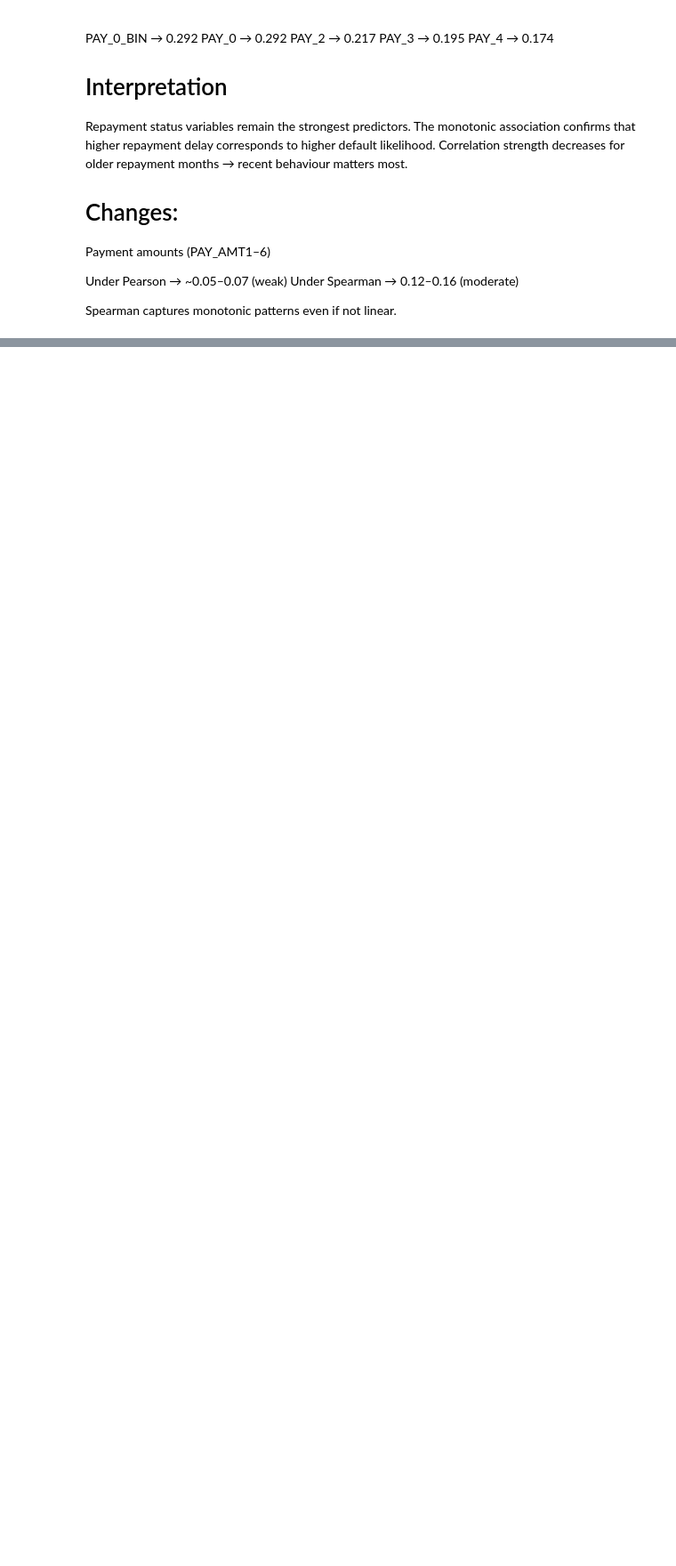
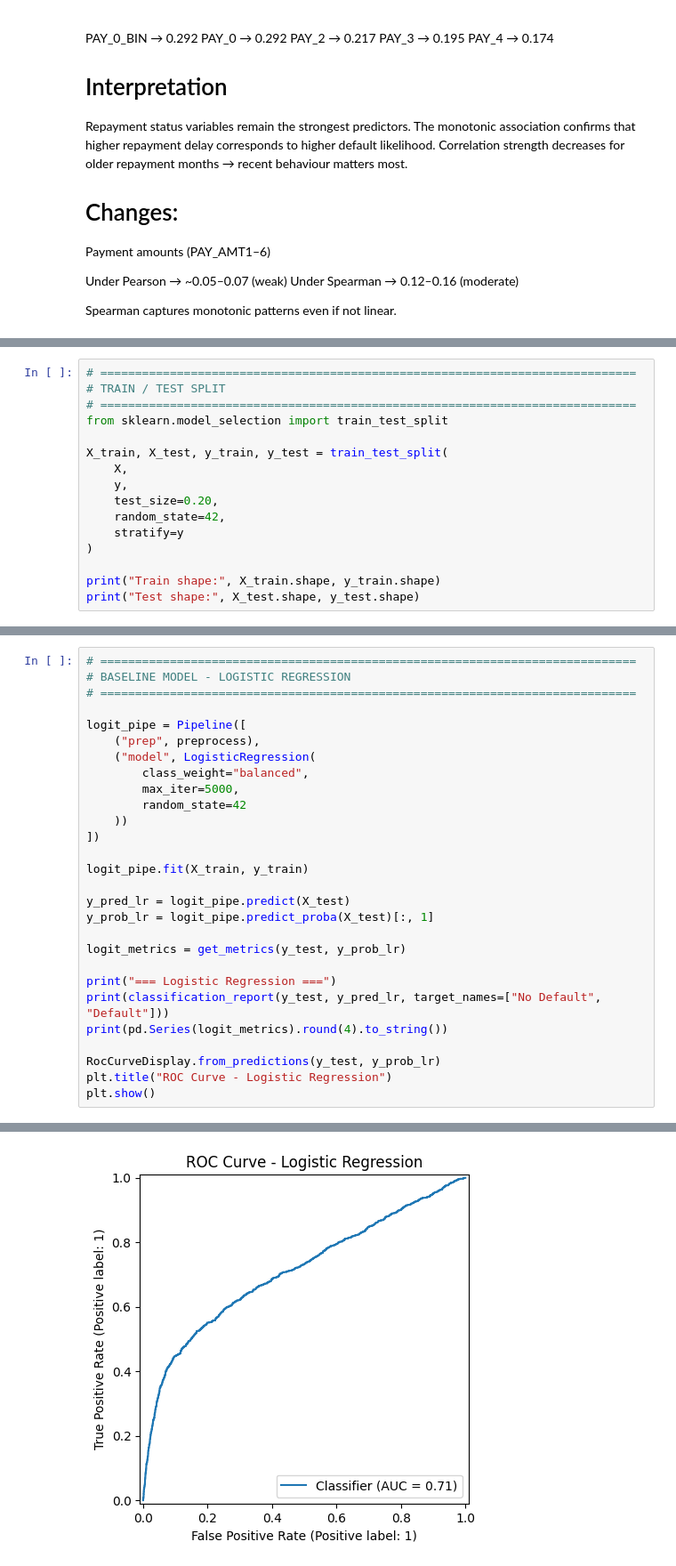
Before and after one commit to Kay79SL/Credit-Risk-Score-ML, a Jupyter notebook: data/raw/df_raw_risk_pd.ipynb, the cells around one changed output, grey strips where cells are left out. Shown at 89% size. Saved outputs shown, nothing was run; the diff lists cells and outputs as text; blank space fills up the shorter version.

Commit message:
Update: ML models added

```diff
--- a/data/raw/df_raw_risk_pd.ipynb
+++ b/data/raw/df_raw_risk_pd.ipynb
@@ -966,0 +1041,16 @@ df_fe["PAY_RATIO_6M_MEAN"] = df_fe[[f"PAY_RATIO{i}" for i in range(1,7)]].mean(a
+# %%
+# =============================================================================
+# TRAIN / TEST SPLIT
+# =============================================================================
+from sklearn.model_selection import train_test_split
+
+X_train, X_test, y_train, y_test = train_test_split(
+    X,
+    y,
+    test_size=0.20,
+    random_state=42,
+    stratify=y
+)
+
+print("Train shape:", X_train.shape, y_train.shape)
+print("Test shape:", X_test.shape, y_test.shape)
@@ -966,0 +1113,29 @@ df_fe["PAY_RATIO_6M_MEAN"] = df_fe[[f"PAY_RATIO{i}" for i in range(1,7)]].mean(a
+# %%
+# =============================================================================
+# BASELINE MODEL - LOGISTIC REGRESSION
+# =============================================================================
+
+logit_pipe = Pipeline([
+    ("prep", preprocess),
+    ("model", LogisticRegression(
+        class_weight="balanced",
+        max_iter=5000,
+        random_state=42
+    ))
+])
+
+logit_pipe.fit(X_train, y_train)
+
+y_pred_lr = logit_pipe.predict(X_test)
+y_prob_lr = logit_pipe.predict_proba(X_test)[:, 1]
+
+logit_metrics = get_metrics(y_test, y_prob_lr)
+
+print("=== Logistic Regression ===")
+print(classification_report(y_test, y_pred_lr, target_names=["No Default", "Default"]))
+print(pd.Series(logit_metrics).round(4).to_string())
+
+RocCurveDisplay.from_predictions(y_test, y_prob_lr)
+plt.title("ROC Curve - Logistic Regression")
+plt.show()
+# %% [output]
@@ -966,0 +1157 @@ df_fe["PAY_RATIO_6M_MEAN"] = df_fe[[f"PAY_RATIO{i}" for i in range(1,7)]].mean(a
+[figure, added]
```
Also changed, not shown: parts of 31 cells of this notebook.
